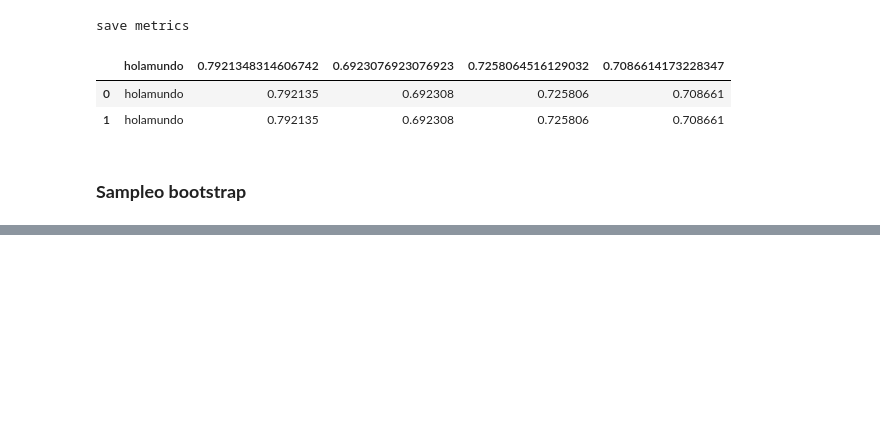
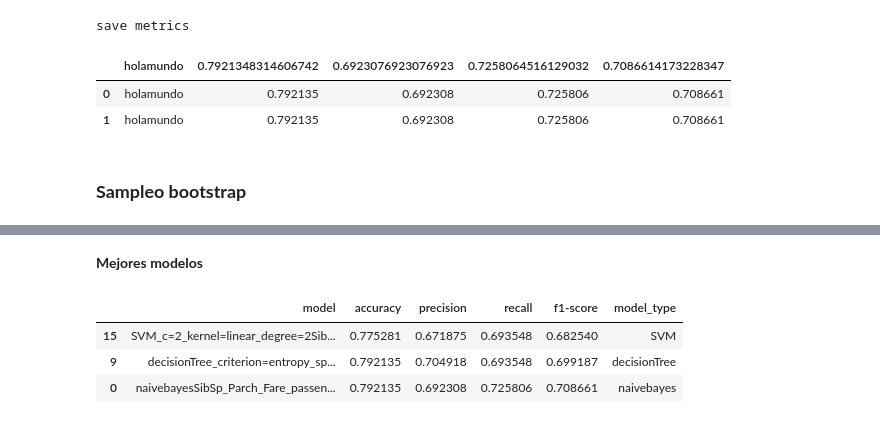
Before and after one commit to bhlr/statisticalLearning, a Jupyter notebook: proyecto1/proyecto.ipynb, the cells around one changed output, grey strips where cells are left out. Drawn from its saved outputs; the diff is of its cells as text; code cells hidden in the pictures; blank space fills up the shorter version.

```diff
--- a/proyecto1/proyecto.ipynb
+++ b/proyecto1/proyecto.ipynb
@@ -445,0 +504,10 @@ results.head()
+# %% [markdown]
+**Mejores modelos**
+# %%
+df = results.loc[results.groupby(['model_type'])['accuracy'].idxmax()]
+df.head()
+# %% [output]
+|  | model | accuracy | precision | recall | f1-score | model_type |
+| 15 | SVM_c=2_kernel=linear_degree=2Sib... | 0.775281 | 0.671875 | 0.693548 | 0.682540 | SVM |
+| 9 | decisionTree_criterion=entropy_sp... | 0.792135 | 0.704918 | 0.693548 | 0.699187 | decisionTree |
+| 0 | naivebayesSibSp_Parch_Fare_passen... | 0.792135 | 0.692308 | 0.725806 | 0.708661 | naivebayes |
```
Also changed, not shown: parts of 9 cells of this notebook.
